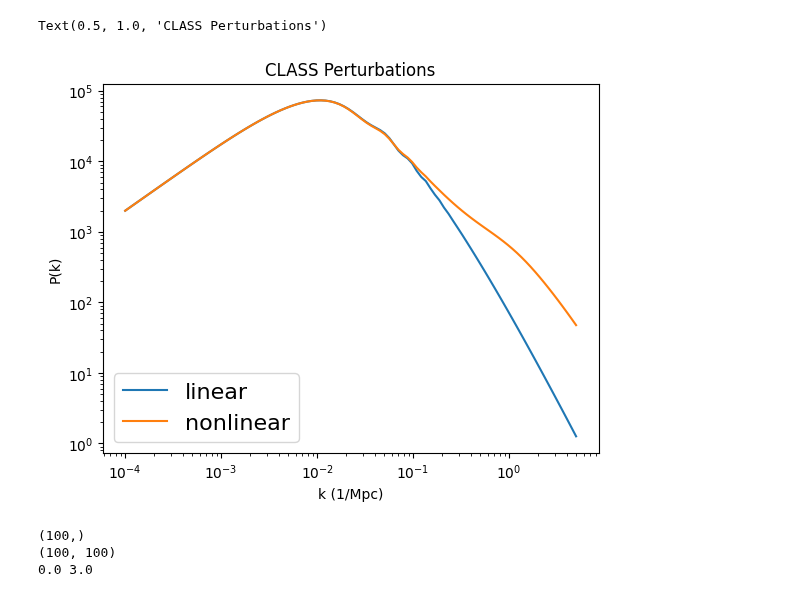
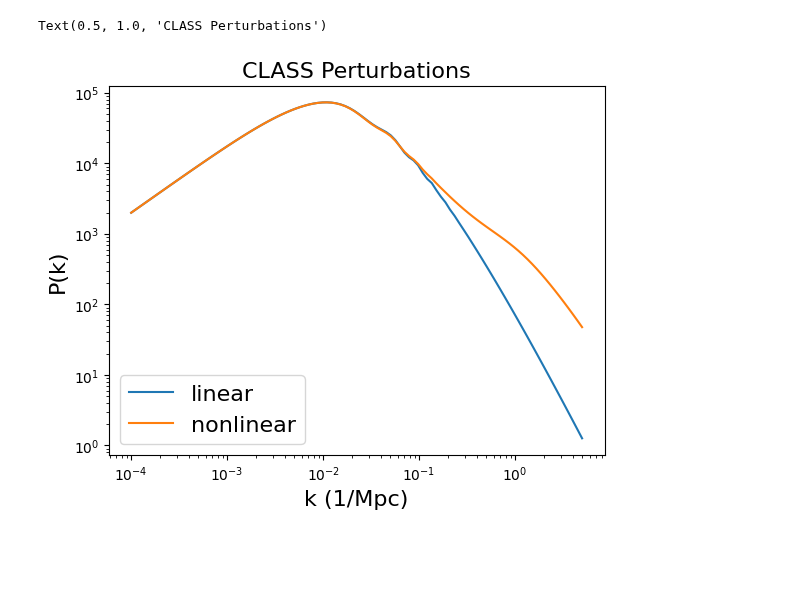
Before and after one commit to cloe-org/playground, a Jupyter notebook: tutorials/cosmology/cosmology.ipynb, the cells around one changed output. Saved outputs shown, nothing was run; the diff lists cells and outputs as text; code cells hidden in the pictures; blank space fills up the shorter version.

```diff
--- a/tutorials/cosmology/cosmology.ipynb
+++ b/tutorials/cosmology/cosmology.ipynb
@@ -105,27 +150,18 @@ print(min(camb_linear.z), max(camb_linear.z))
 # %%
 # CLASS PERTURBATIONS
 # k-array
 class_linear = CLASSLinearPerturbations(background=class_instance, redshifts=z)
 class_nonlinear = CLASSNonLinearPerturbations(background=class_instance,
                                               redshifts=z,
-                                              nonlinear_model='hmcode')
-linear_pk_class = class_linear.matter_power_spectrum(zs, ks)
-nonlinear_pk_class = class_nonlinear.matter_power_spectrum(zs, ks)
+                                              nonlinear_model='hmcode16')
+linear_pk_class = class_linear.matter_power_spectrum(z, ks)
+nonlinear_pk_class = class_nonlinear.matter_power_spectrum(z, ks)
 plt.loglog(ks, linear_pk_class[0, :], label= 'linear')
 plt.loglog(ks, nonlinear_pk_class[0, :], label= 'nonlinear')
-plt.xlabel('k (1/Mpc)')
-plt.ylabel('P(k)')
+plt.xlabel('k (1/Mpc)', fontsize = 16)
+plt.ylabel('P(k)', fontsize = 16)
 plt.legend(fontsize = 16)
-plt.title("CLASS Perturbations")
+plt.title("CLASS Perturbations", fontsize = 16)
 # %% [output]
 Text(0.5, 1.0, 'CLASS Perturbations')
-[figure, old version]
+[figure, new version]
-# %%
-## Print array shapes
-print(class_linear.z.shape)
-print(linear_pk_class.shape)
-print(min(class_linear.z), max(class_linear.z))
-# %% [output]
-(100,)
-(100, 100)
-0.0 3.0
```
Also changed, not shown: parts of 12 cells of this notebook.
